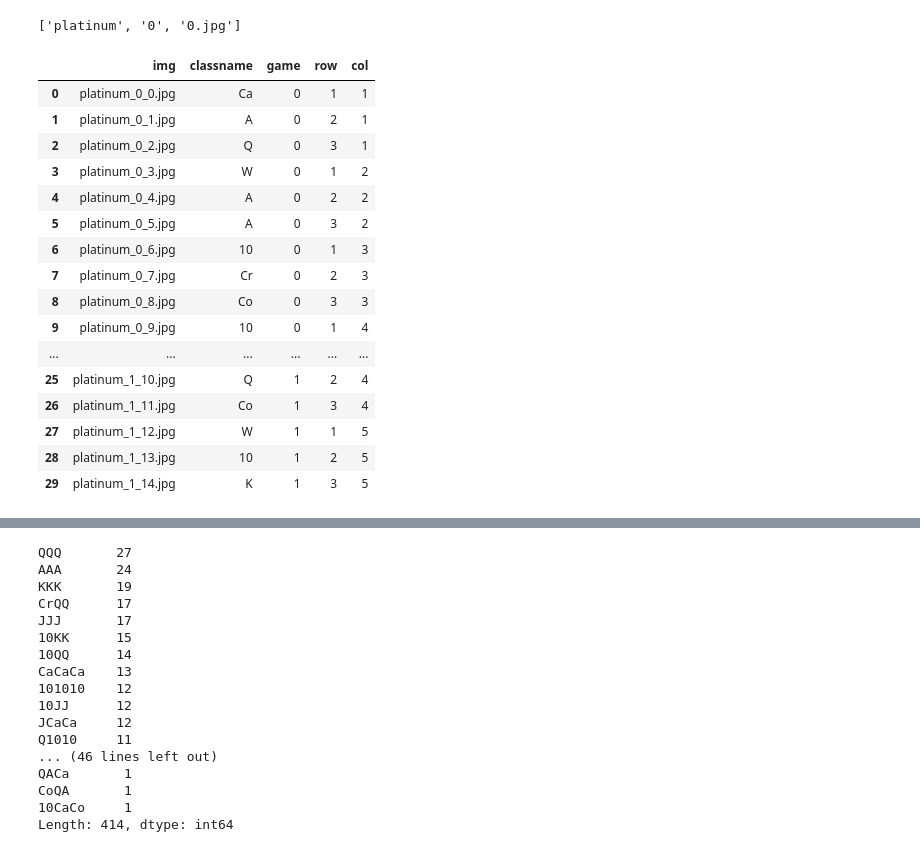
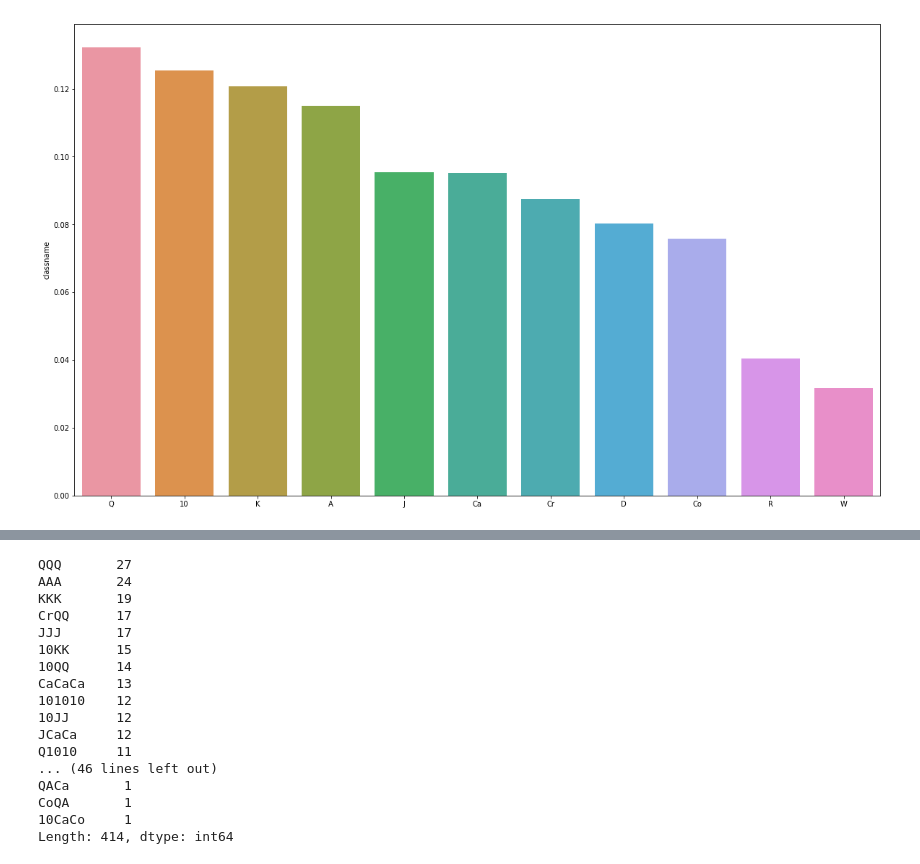
Before and after one commit to Jaepal/data-science-portfolio, a Jupyter notebook: slot_machine/Data_Exploration.ipynb, the cells around one changed output, grey strips where cells are left out. Cells and saved outputs as stored; diff of their text form; code cells hidden in the pictures.

```diff
--- a/slot_machine/Data_Exploration.ipynb
+++ b/slot_machine/Data_Exploration.ipynb
@@ -36,5 +215 @@ W      3.131883
 Name: classname, dtype: float64
-# %%
-slot_result['img'][0].split('_')[1]
-# %% [output]
-['platinum', '0', '0.jpg']
@@ -45,24 +216,8 @@ slot_result_col = [int(i_name.split('_')[2].split('.')[0]) // 3 + 1 for n, i_nam
-# %%
-slot_result['game'] = slot_result_game
-slot_result['row'] = slot_result_row
-slot_result['col'] = slot_result_col
-
-slot_result.head(30)
-# %% [output]
-|  | img | classname | game | row | col |
-| 0 | platinum_0_0.jpg | Ca | 0 | 1 | 1 |
-| 1 | platinum_0_1.jpg | A | 0 | 2 | 1 |
-| 2 | platinum_0_2.jpg | Q | 0 | 3 | 1 |
-| 3 | platinum_0_3.jpg | W | 0 | 1 | 2 |
-| 4 | platinum_0_4.jpg | A | 0 | 2 | 2 |
-| 5 | platinum_0_5.jpg | A | 0 | 3 | 2 |
-| 6 | platinum_0_6.jpg | 10 | 0 | 1 | 3 |
-| 7 | platinum_0_7.jpg | Cr | 0 | 2 | 3 |
-| 8 | platinum_0_8.jpg | Co | 0 | 3 | 3 |
-| 9 | platinum_0_9.jpg | 10 | 0 | 1 | 4 |
-| ... | ... | ... | ... | ... | ... |
-| 25 | platinum_1_10.jpg | Q | 1 | 2 | 4 |
-| 26 | platinum_1_11.jpg | Co | 1 | 3 | 4 |
-| 27 | platinum_1_12.jpg | W | 1 | 1 | 5 |
-| 28 | platinum_1_13.jpg | 10 | 1 | 2 | 5 |
-| 29 | platinum_1_14.jpg | K | 1 | 3 | 5 |
+# %%
+# 각 칸에서의 출현 확률
+
+plt.figure(figsize=(20,12))
+sns.barplot(x=slot_result['classname'].value_counts().index, y=slot_result['classname'].value_counts() / len(slot_result))
+plt.show()
+# %% [output]
+[figure, added]
```
Also changed, not shown: parts of 66 cells of this notebook.
